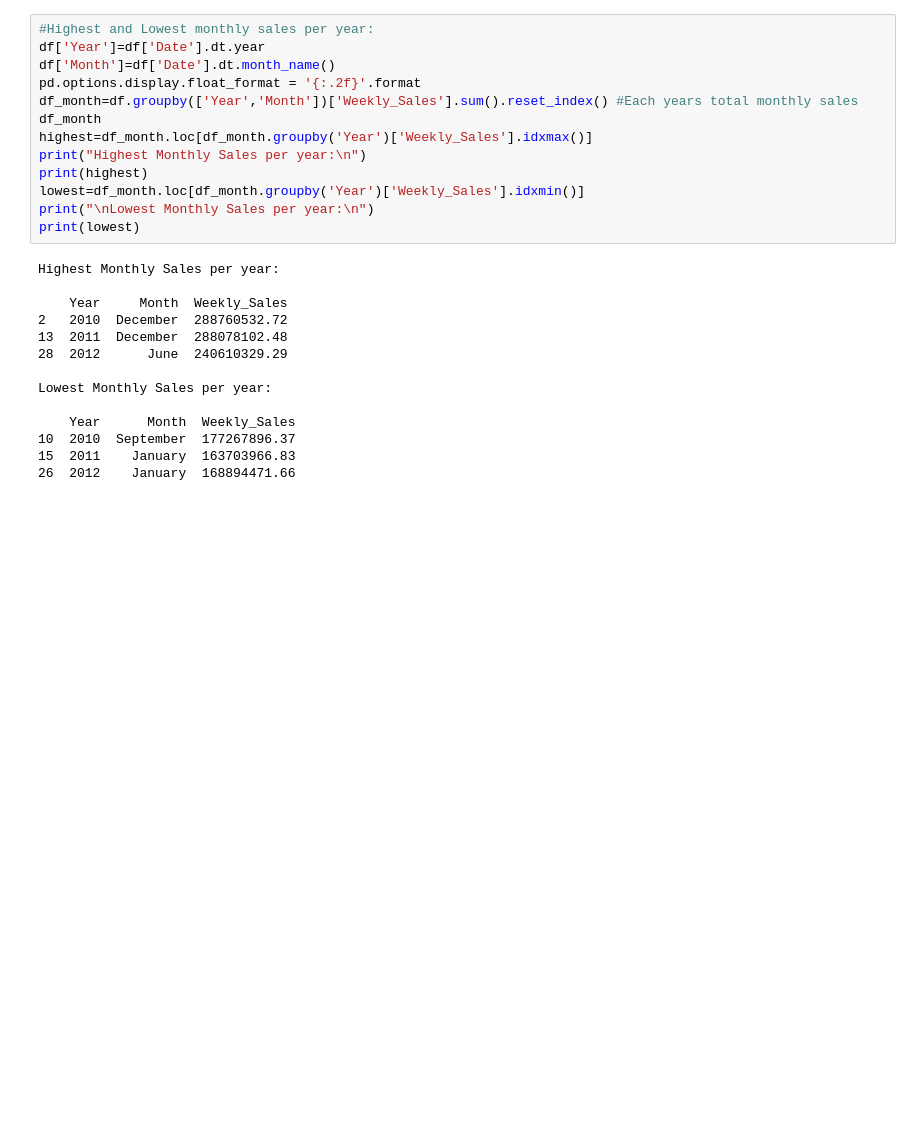
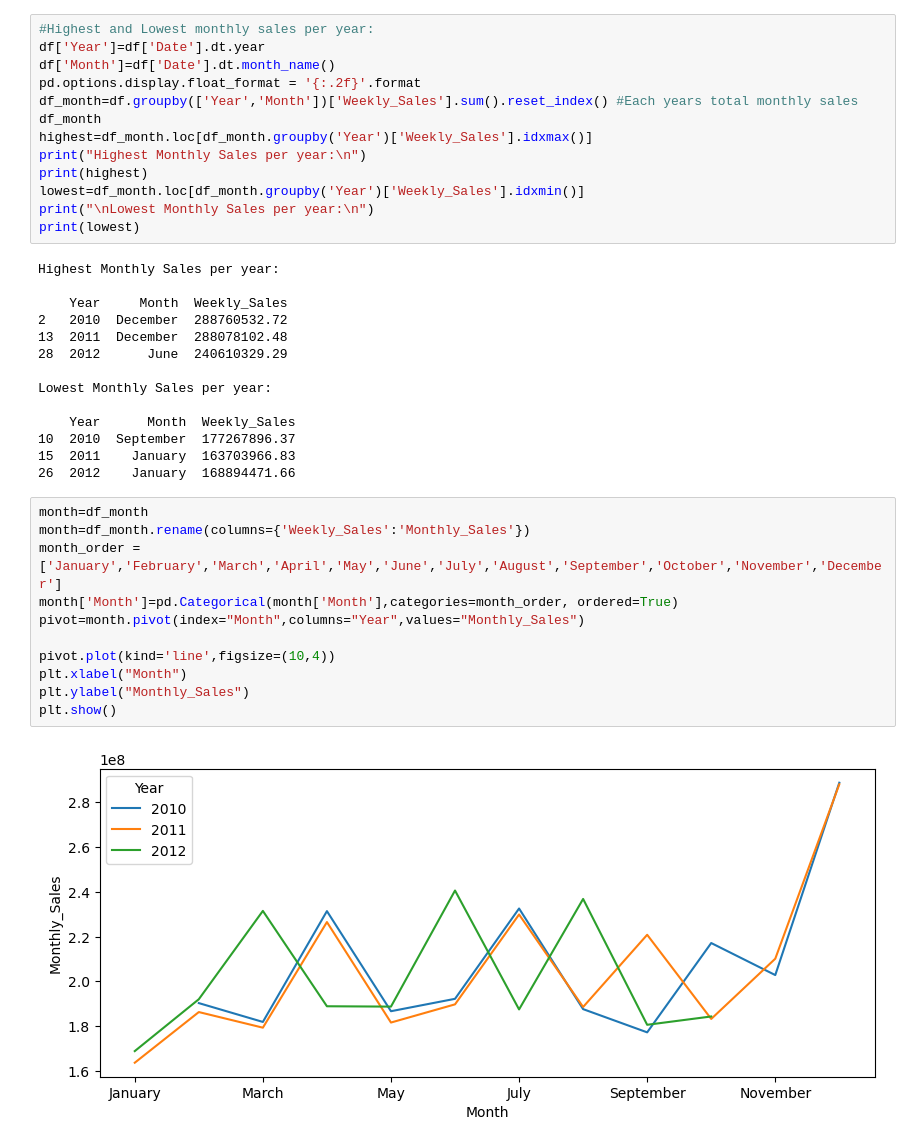
Before and after one commit to rajonnachoudhury/Mini-Experiments, a Jupyter notebook: project-1/walmart_analysis.ipynb, the cells around one changed output. Saved outputs shown, nothing was run; the diff lists cells and outputs as text; blank space fills up the shorter version.

```diff
--- a/project-1/walmart_analysis.ipynb
+++ b/project-1/walmart_analysis.ipynb
@@ -110,3 +110,16 @@ Lowest Monthly Sales per year:
 10  2010  September  177267896.37
 15  2011    January  163703966.83
 26  2012    January  168894471.66
+# %%
+month=df_month
+month=df_month.rename(columns={'Weekly_Sales':'Monthly_Sales'})
+month_order = ['January','February','March','April','May','June','July','August','September','October','November','December']
+month['Month']=pd.Categorical(month['Month'],categories=month_order, ordered=True)
+pivot=month.pivot(index="Month",columns="Year",values="Monthly_Sales")
+
+pivot.plot(kind='line',figsize=(10,4))
+plt.xlabel("Month")
+plt.ylabel("Monthly_Sales")
+plt.show()
+# %% [output]
+[figure, added]
```
Also changed, not shown: parts of 11 cells of this notebook.
